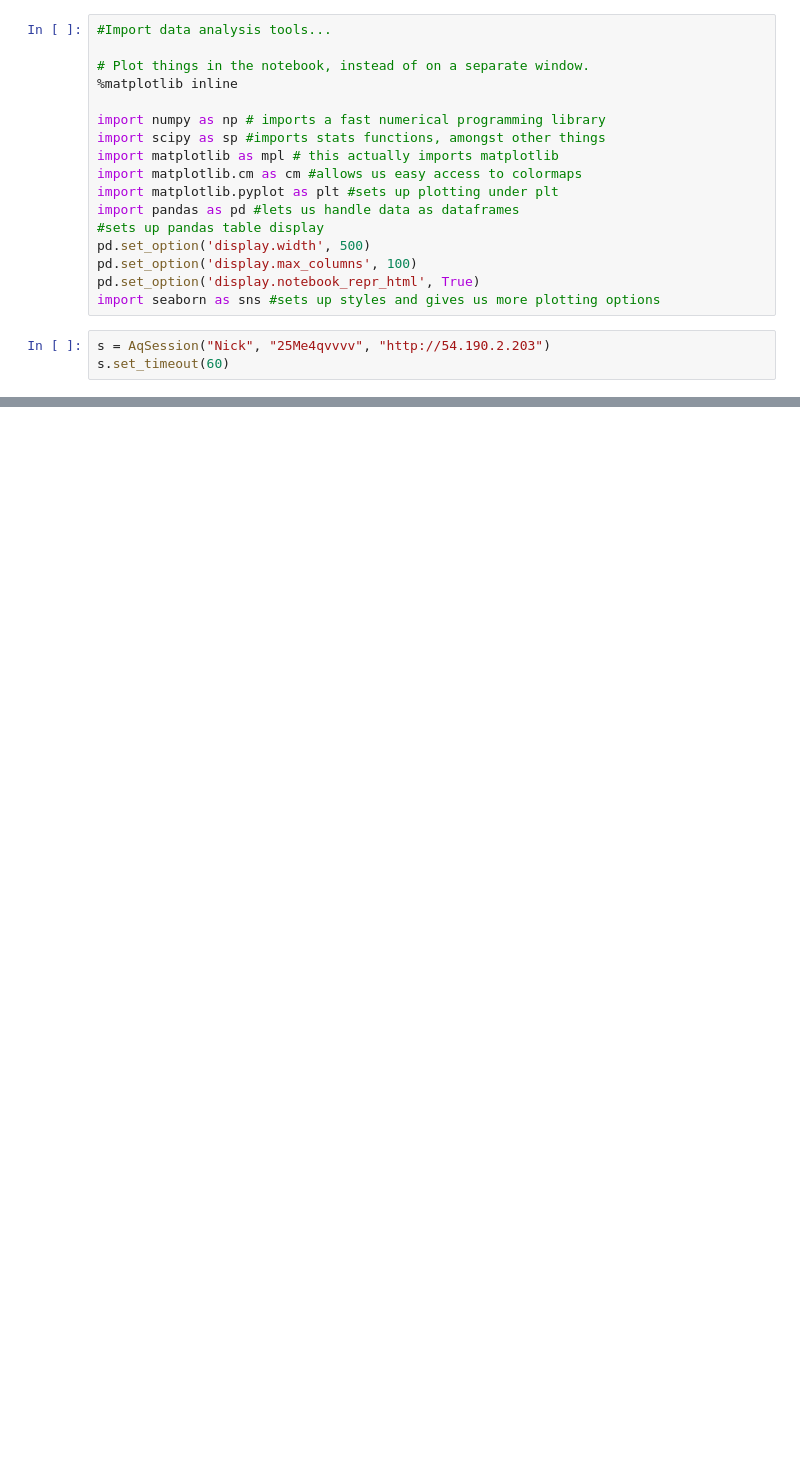
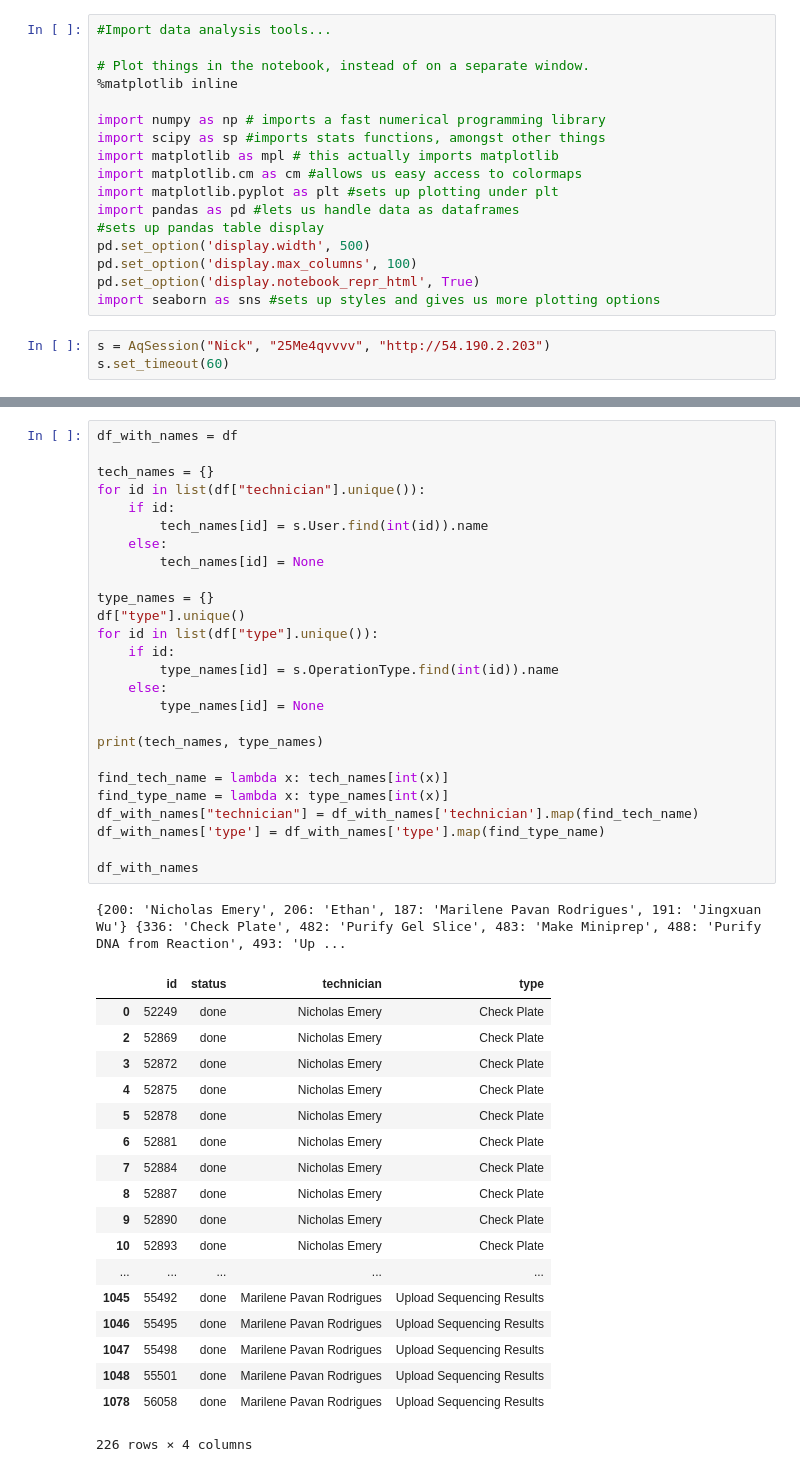
Before and after one commit to emernic/DLN-data-collector, a Jupyter notebook: Data-collection.ipynb, the cells around one changed output, grey strips where cells are left out. Drawn from its saved outputs; the diff is of its cells as text; blank space fills up the shorter version.

```diff
--- a/Data-collection.ipynb
+++ b/Data-collection.ipynb
@@ -118,0 +179,46 @@ AttributeError: 'str' object has no attribute 'astype'
+# %%
+df_with_names = df
+
+tech_names = {}
+for id in list(df["technician"].unique()):
+    if id:
+        tech_names[id] = s.User.find(int(id)).name
+    else:
+        tech_names[id] = None
+
+type_names = {}
+df["type"].unique()
+for id in list(df["type"].unique()):
+    if id:
+        type_names[id] = s.OperationType.find(int(id)).name
+    else:
+        type_names[id] = None
+
+print(tech_names, type_names)
+
+find_tech_name = lambda x: tech_names[int(x)]
+find_type_name = lambda x: type_names[int(x)]
+df_with_names["technician"] = df_with_names['technician'].map(find_tech_name)
+df_with_names['type'] = df_with_names['type'].map(find_type_name)
+
+df_with_names
+# %% [output]
+{200: 'Nicholas Emery', 206: 'Ethan', 187: 'Marilene Pavan Rodrigues', 191: 'Jingxuan Wu'} {336: 'Check Plate', 482: 'Purify Gel Slice', 483: 'Make Miniprep', 488: 'Purify DNA from Reaction', 493: 'Up ...
+|  | id | status | technician | type |
+| 0 | 52249 | done | Nicholas Emery | Check Plate |
+| 2 | 52869 | done | Nicholas Emery | Check Plate |
+| 3 | 52872 | done | Nicholas Emery | Check Plate |
+| 4 | 52875 | done | Nicholas Emery | Check Plate |
+| 5 | 52878 | done | Nicholas Emery | Check Plate |
+| 6 | 52881 | done | Nicholas Emery | Check Plate |
+| 7 | 52884 | done | Nicholas Emery | Check Plate |
+| 8 | 52887 | done | Nicholas Emery | Check Plate |
+| 9 | 52890 | done | Nicholas Emery | Check Plate |
+| 10 | 52893 | done | Nicholas Emery | Check Plate |
+| ... | ... | ... | ... | ... |
+| 1045 | 55492 | done | Marilene Pavan Rodrigues | Upload Sequencing Results |
+| 1046 | 55495 | done | Marilene Pavan Rodrigues | Upload Sequencing Results |
+| 1047 | 55498 | done | Marilene Pavan Rodrigues | Upload Sequencing Results |
+| 1048 | 55501 | done | Marilene Pavan Rodrigues | Upload Sequencing Results |
+| 1078 | 56058 | done | Marilene Pavan Rodrigues | Upload Sequencing Results |
+226 rows × 4 columns
```
Also changed, not shown: parts of 7 cells of this notebook.
